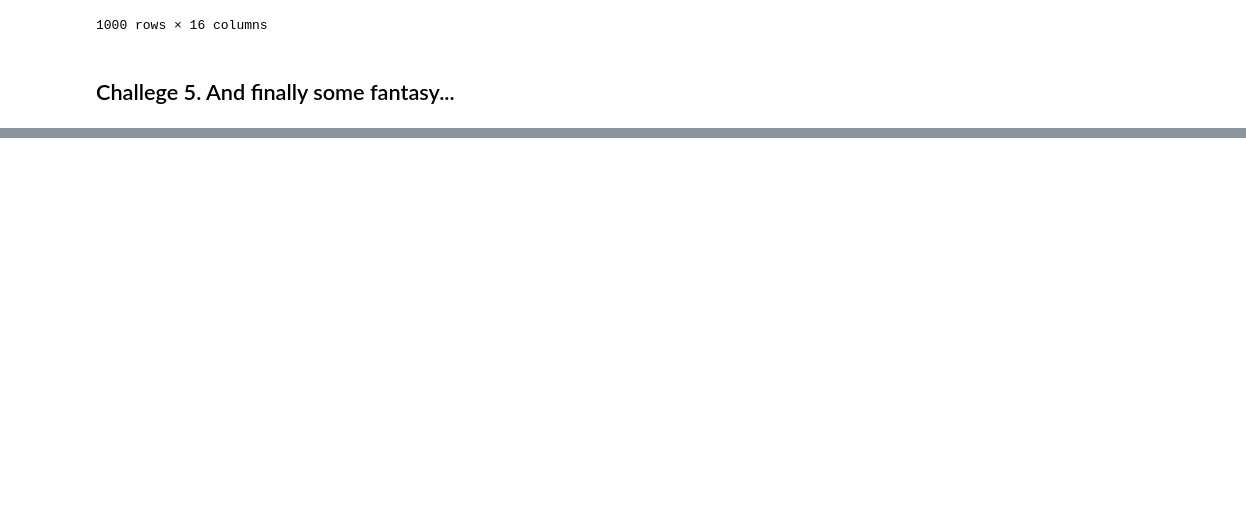
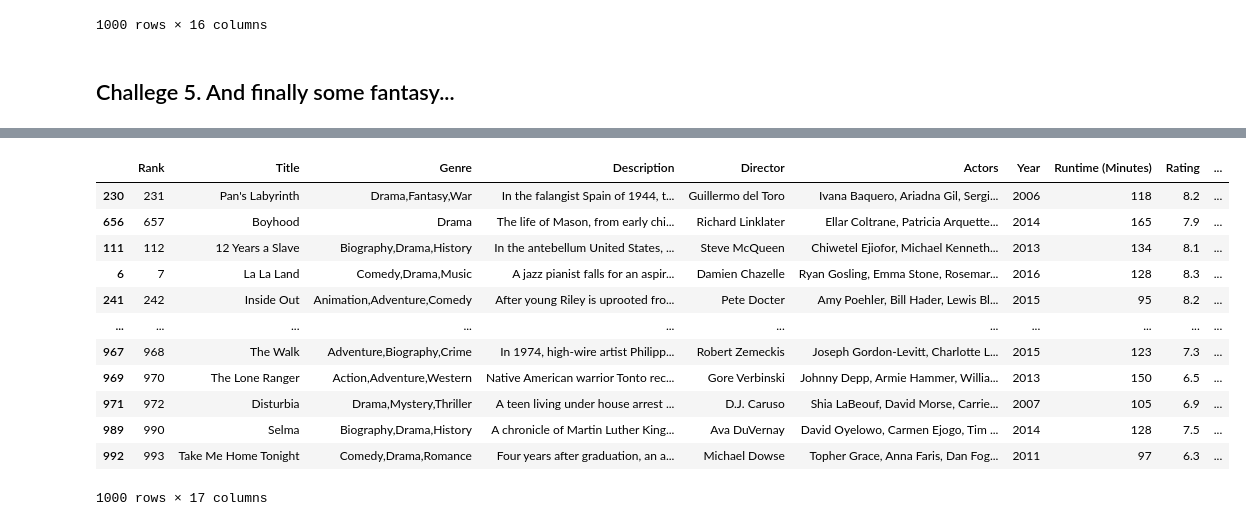
Before and after one commit to potacho/pandas_apply_lambda, a Jupyter notebook: notebooks/[Pandas_Apply_Lambdas] Silvia Martinez.ipynb, the cells around one changed output, grey strips where cells are left out. Saved outputs shown, nothing was run; the diff lists cells and outputs as text; code cells hidden in the pictures; blank space fills up the shorter version.

```diff
--- a/notebooks/[Pandas_Apply_Lambdas] Silvia Martinez.ipynb
+++ b/notebooks/[Pandas_Apply_Lambdas] Silvia Martinez.ipynb
@@ -253,0 +232,4 @@ groupby_object.sum().sort_values(by= "Director", ascending=False)
+# %%
+#I am going to convert the metascore rating into a 1-10 value, to be equal to the other rating.
+
+df["Metascore"] = df["Metascore"]/10
@@ -253,0 +252,2 @@ groupby_object.sum().sort_values(by= "Director", ascending=False)
+# %%
+df["Average_Rating"] = (df["Rating"] + df["Metascore"]) / 2
@@ -253,0 +270,18 @@ groupby_object.sum().sort_values(by= "Director", ascending=False)
+# %%
+top_avg_rated_movies = df.sort_values(by="Average_Rating", ascending=False)
+# %%
+top_avg_rated_movies
+# %% [output]
+|  | Rank | Title | Genre | Description | Director | Actors | Year | Runtime (Minutes) | Rating | ... |
+| 230 | 231 | Pan's Labyrinth | Drama,Fantasy,War | In the falangist Spain of 1944, t... | Guillermo del Toro | Ivana Baquero, Ariadna Gil, Sergi... | 2006 | 118 | 8.2 | ... |
+| 656 | 657 | Boyhood | Drama | The life of Mason, from early chi... | Richard Linklater | Ellar Coltrane, Patricia Arquette... | 2014 | 165 | 7.9 | ... |
+| 111 | 112 | 12 Years a Slave | Biography,Drama,History | In the antebellum United States, ... | Steve McQueen | Chiwetel Ejiofor, Michael Kenneth... | 2013 | 134 | 8.1 | ... |
+| 6 | 7 | La La Land | Comedy,Drama,Music | A jazz pianist falls for an aspir... | Damien Chazelle | Ryan Gosling, Emma Stone, Rosemar... | 2016 | 128 | 8.3 | ... |
+| 241 | 242 | Inside Out | Animation,Adventure,Comedy | After young Riley is uprooted fro... | Pete Docter | Amy Poehler, Bill Hader, Lewis Bl... | 2015 | 95 | 8.2 | ... |
+| ... | ... | ... | ... | ... | ... | ... | ... | ... | ... | ... |
+| 967 | 968 | The Walk | Adventure,Biography,Crime | In 1974, high-wire artist Philipp... | Robert Zemeckis | Joseph Gordon-Levitt, Charlotte L... | 2015 | 123 | 7.3 | ... |
+| 969 | 970 | The Lone Ranger | Action,Adventure,Western | Native American warrior Tonto rec... | Gore Verbinski | Johnny Depp, Armie Hammer, Willia... | 2013 | 150 | 6.5 | ... |
+| 971 | 972 | Disturbia | Drama,Mystery,Thriller | A teen living under house arrest ... | D.J. Caruso | Shia LaBeouf, David Morse, Carrie... | 2007 | 105 | 6.9 | ... |
+| 989 | 990 | Selma | Biography,Drama,History | A chronicle of Martin Luther King... | Ava DuVernay | David Oyelowo, Carmen Ejogo, Tim ... | 2014 | 128 | 7.5 | ... |
+| 992 | 993 | Take Me Home Tonight | Comedy,Drama,Romance | Four years after graduation, an a... | Michael Dowse | Topher Grace, Anna Faris, Dan Fog... | 2011 | 97 | 6.3 | ... |
+1000 rows × 17 columns
```
Also changed, not shown: parts of 16 cells of this notebook.
